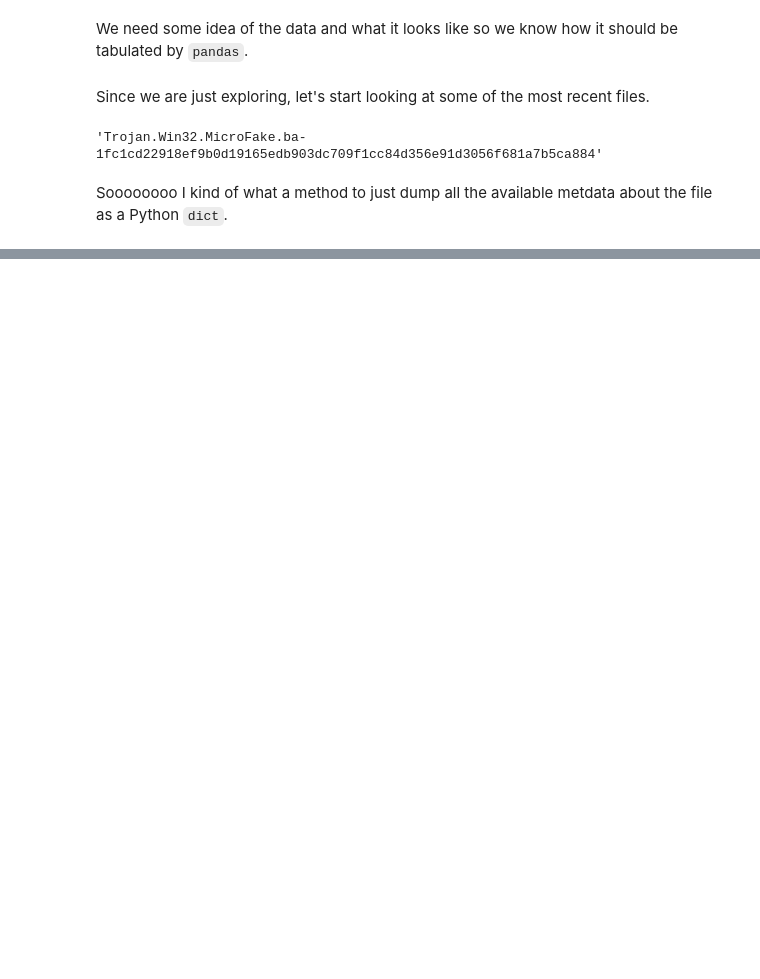
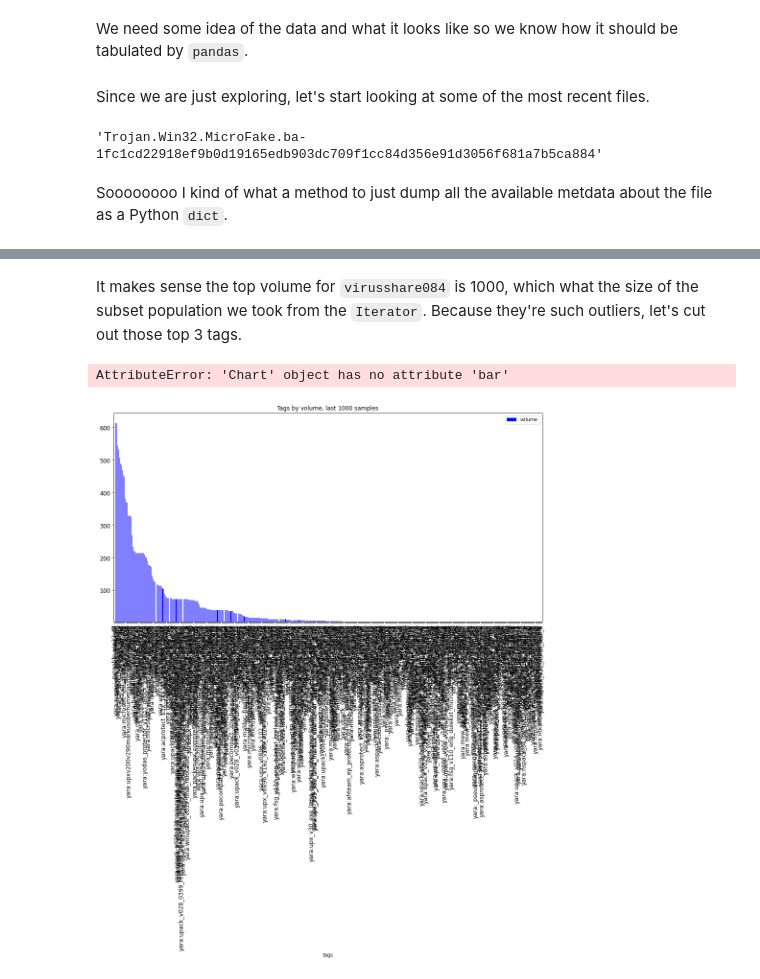
Before and after one commit to backchannelinc/vxdb-notebooks, a Jupyter notebook: 0_Exploring_VXDB.ipynb, the cells around one changed output, grey strips where cells are left out. Saved outputs shown, nothing was run; the diff lists cells and outputs as text; code cells hidden in the pictures; blank space fills up the shorter version.

```diff
--- a/0_Exploring_VXDB.ipynb
+++ b/0_Exploring_VXDB.ipynb
@@ -79,0 +134,8 @@ sample_info(most_recent_file)['analyses'][0].id
+# %%
+list_of_tag_lists = [[tag['tag'] for tag in sample.data['tags']] for sample in itertools.islice(result,1000)]
+# %%
+all_tags = []
+for taglist in list_of_tag_lists:
+    for tag in taglist:
+        all_tags.append(tag)
+all_tags
@@ -79,0 +162,3 @@ sample_info(most_recent_file)['analyses'][0].id
+# %%
+df = pd.DataFrame({'tags':all_tags})
+df
@@ -79,0 +181,3 @@ sample_info(most_recent_file)['analyses'][0].id
+# %%
+df_group_by_tag = df.groupby('tags').size().sort_values(ascending=False).reset_index(name='volume')
+df_group_by_tag
@@ -79,0 +198,2 @@ sample_info(most_recent_file)['analyses'][0].id
+# %% [markdown]
+It makes sense the top volume for `virusshare084` is 1000, which what the size of the subset population we took from the `Iterator`. Because they're such outliers, let's cut out those top 3 tags.
@@ -79,0 +204,21 @@ sample_info(most_recent_file)['analyses'][0].id
+# %%
+alt.Chart(df_group_by_tag[4:1000]).mark_bar().encode(
+    x='tags',
+    y='volume'
+)
+# %% [output]
+AttributeError: 'Chart' object has no attribute 'bar'
+# %%
+ax = df_group_by_tag[4:1000].plot.bar(
+    x='tags',
+    y='volume',
+    color='blue',
+    fontsize=12,
+    legend=True,
+    figsize=(16,8),
+    xlim=5,
+    ylim=5,
+    title='Tags by volume, last 1000 samples'
+)
+# %% [output]
+[figure, added]
```
Also changed, not shown: parts of 21 cells of this notebook.
